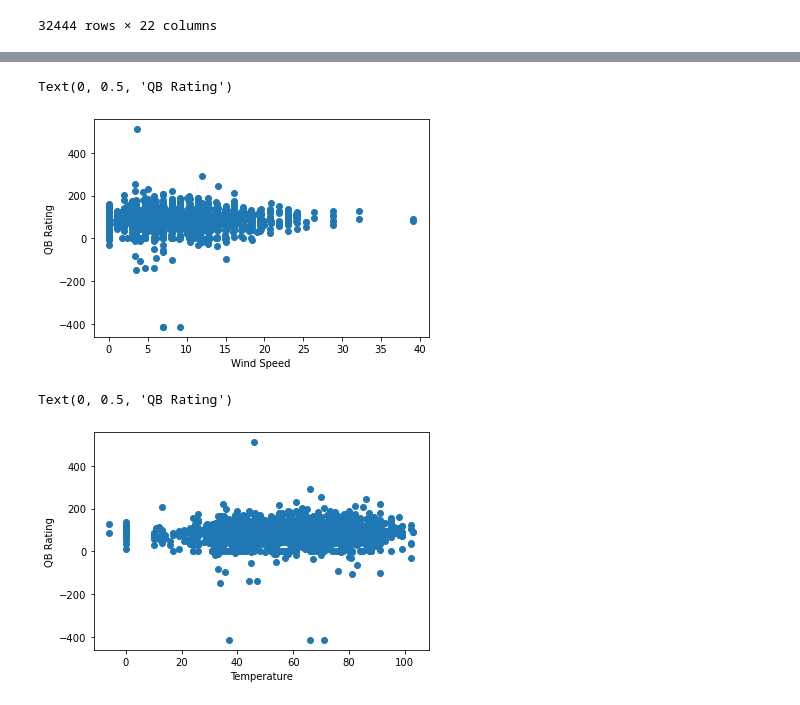
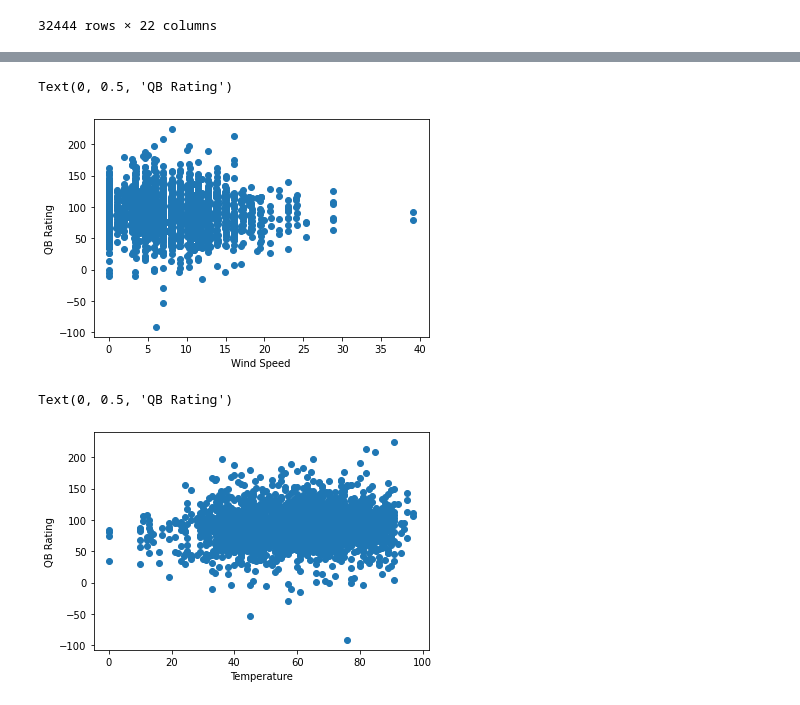
Before and after one commit to nblaul/Project-1, a Jupyter notebook: Project1_datacleanup.ipynb, the cells around one changed output, grey strips where cells are left out. Drawn from its saved outputs; the diff is of its cells as text; code cells hidden in the pictures.

Commit message:
completed cleanup of QB data. Removed all games played indoors. Removed all games where pass attempts are less than 10

```diff
--- a/Project1_datacleanup.ipynb
+++ b/Project1_datacleanup.ipynb
@@ -79,0 +82,3 @@ qb_rating = ((A + B + C + D)/6)*100
+# %%
+# combine the weather data and the player stat data for all games
+combined_player_stats_weather_df = player_stats_data_df.merge(weather_data_df, how='left', on='gameId')
@@ -80,6 +88,4 @@ qb_rating = ((A + B + C + D)/6)*100
 # %%
-player_stats_data_df['QB Rating'] = qb_rating
-
-qb_stats_df = player_stats_data_df.loc[player_stats_data_df['position'] == 'QB']
+qb_stats_df = combined_player_stats_weather_df.loc[combined_player_stats_weather_df['position'] == 'QB']
 qb_stats_df.head()
 # %% [output]
@@ -116,0 +109,3 @@ Name: conditions, dtype: int64
+# %%
+qb_stats_df = qb_stats_df.loc[(qb_stats_df['surface'] == 'Grass') | (qb_stats_df['surface'] == 'Turf')]
+qb_stats_df
@@ -116,0 +126,4 @@ Name: conditions, dtype: int64
+# %%
+# remove all rows with less than 10 pass attempts
+
+qb_stats_df.drop(qb_stats_df[qb_stats_df['att'] < 10].index, inplace = True)
@@ -120,20 +149,20 @@ combined_qb_df.to_csv('QB Stats and Weather Data.csv')
 # %%
-x_axis = combined_qb_df['windSpeed']
-y_axis = combined_qb_df['QB Rating']
+x_axis = qb_stats_df['windSpeed']
+y_axis = qb_stats_df['QB Rating']
 
 plt.scatter(x_axis, y_axis)
 plt.xlabel('Wind Speed')
 plt.ylabel('QB Rating')
 # %% [output]
 Text(0, 0.5, 'QB Rating')
-[figure, old version]
+[figure, new version]
 # %%
-x_axis = combined_qb_df['temperature']
-y_axis = combined_qb_df['QB Rating']
+x_axis = qb_stats_df['temperature']
+y_axis = qb_stats_df['QB Rating']
 
 plt.scatter(x_axis, y_axis)
 plt.xlabel('Temperature')
 plt.ylabel('QB Rating')
 # %% [output]
 Text(0, 0.5, 'QB Rating')
-[figure, old version]
+[figure, new version]
```
Also changed, not shown: parts of 8 cells of this notebook, 4 other files.
